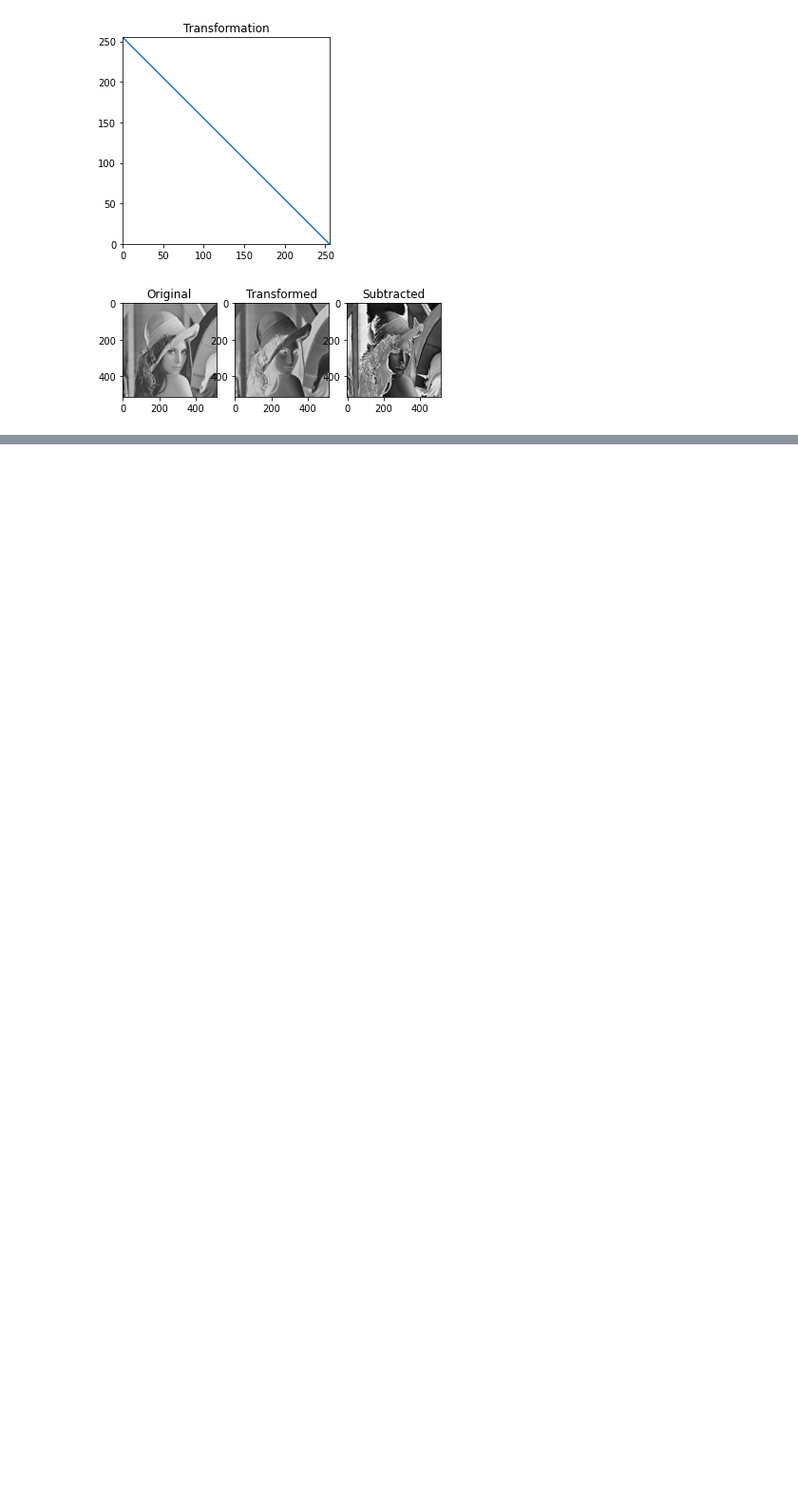
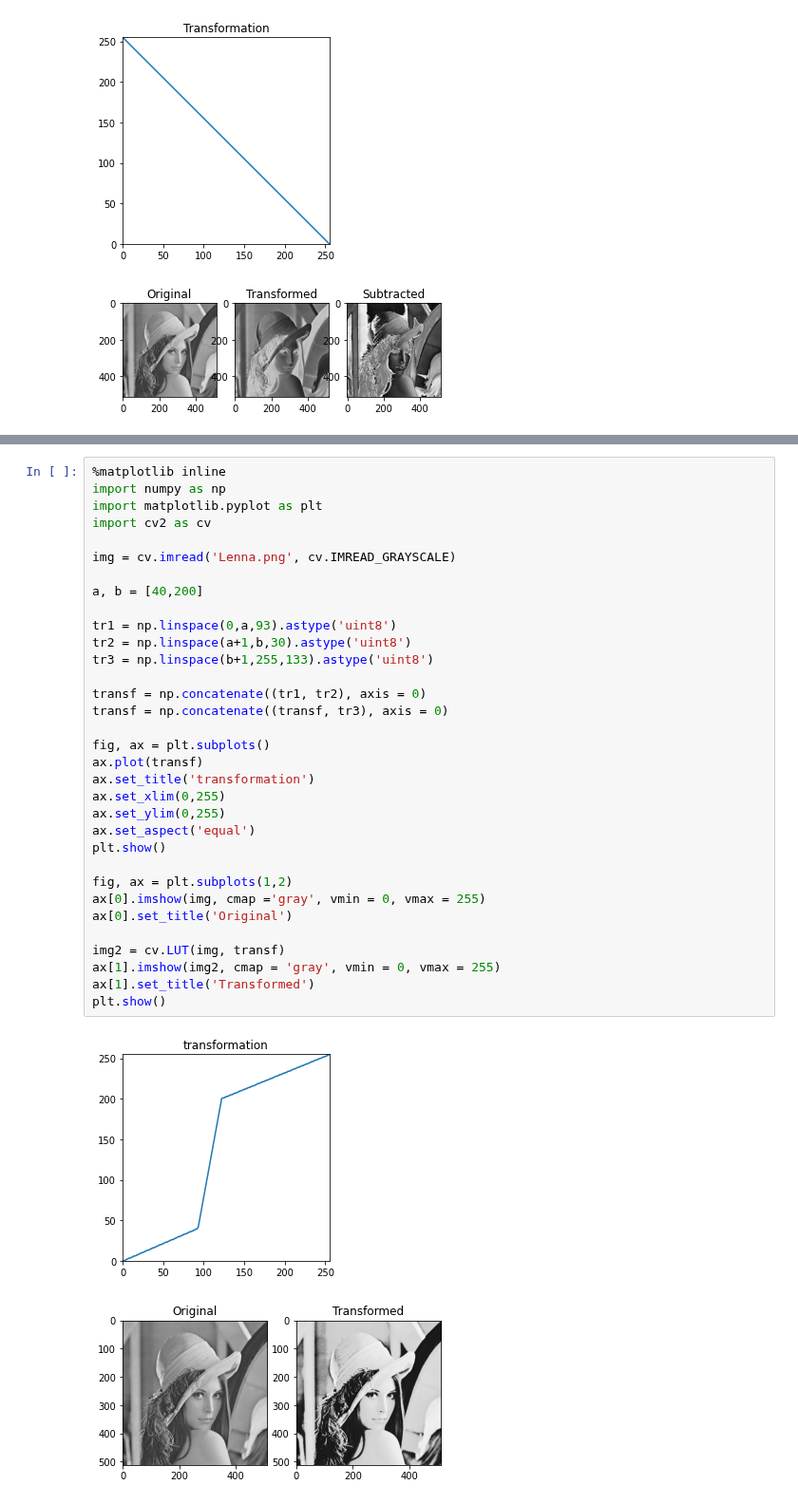
Before and after one commit to bimalka98/Computer-Vision-and-Image-Processing, a Jupyter notebook: PracticeCV/IntensityTransforms.ipynb, the cells around one changed output, grey strips where cells are left out. Shown at 95% size. Saved outputs shown, nothing was run; the diff lists cells and outputs as text; blank space fills up the shorter version.

Commit message:
Add point operations part1 upto histogram of grayscale img

```diff
--- a/PracticeCV/IntensityTransforms.ipynb
+++ b/PracticeCV/IntensityTransforms.ipynb
@@ -94,0 +119,36 @@ plt.show()
+# %%
+%matplotlib inline
+import numpy as np
+import matplotlib.pyplot as plt
+import cv2 as cv
+
+img = cv.imread('Lenna.png', cv.IMREAD_GRAYSCALE)
+
+a, b = [40,200]
+
+tr1 = np.linspace(0,a,93).astype('uint8')
+tr2 = np.linspace(a+1,b,30).astype('uint8')
+tr3 = np.linspace(b+1,255,133).astype('uint8')
+
+transf = np.concatenate((tr1, tr2), axis = 0)
+transf = np.concatenate((transf, tr3), axis = 0)
+
+fig, ax = plt.subplots()
+ax.plot(transf)
+ax.set_title('transformation')
+ax.set_xlim(0,255)
+ax.set_ylim(0,255)
+ax.set_aspect('equal')
+plt.show()
+
+fig, ax = plt.subplots(1,2)
+ax[0].imshow(img, cmap ='gray', vmin = 0, vmax = 255)
+ax[0].set_title('Original')
+
+img2 = cv.LUT(img, transf)
+ax[1].imshow(img2, cmap = 'gray', vmin = 0, vmax = 255)
+ax[1].set_title('Transformed')
+plt.show()
+# %% [output]
+[figure, added]
+[figure, added]
```
Also changed, not shown: parts of 6 cells of this notebook, 1 other file.
